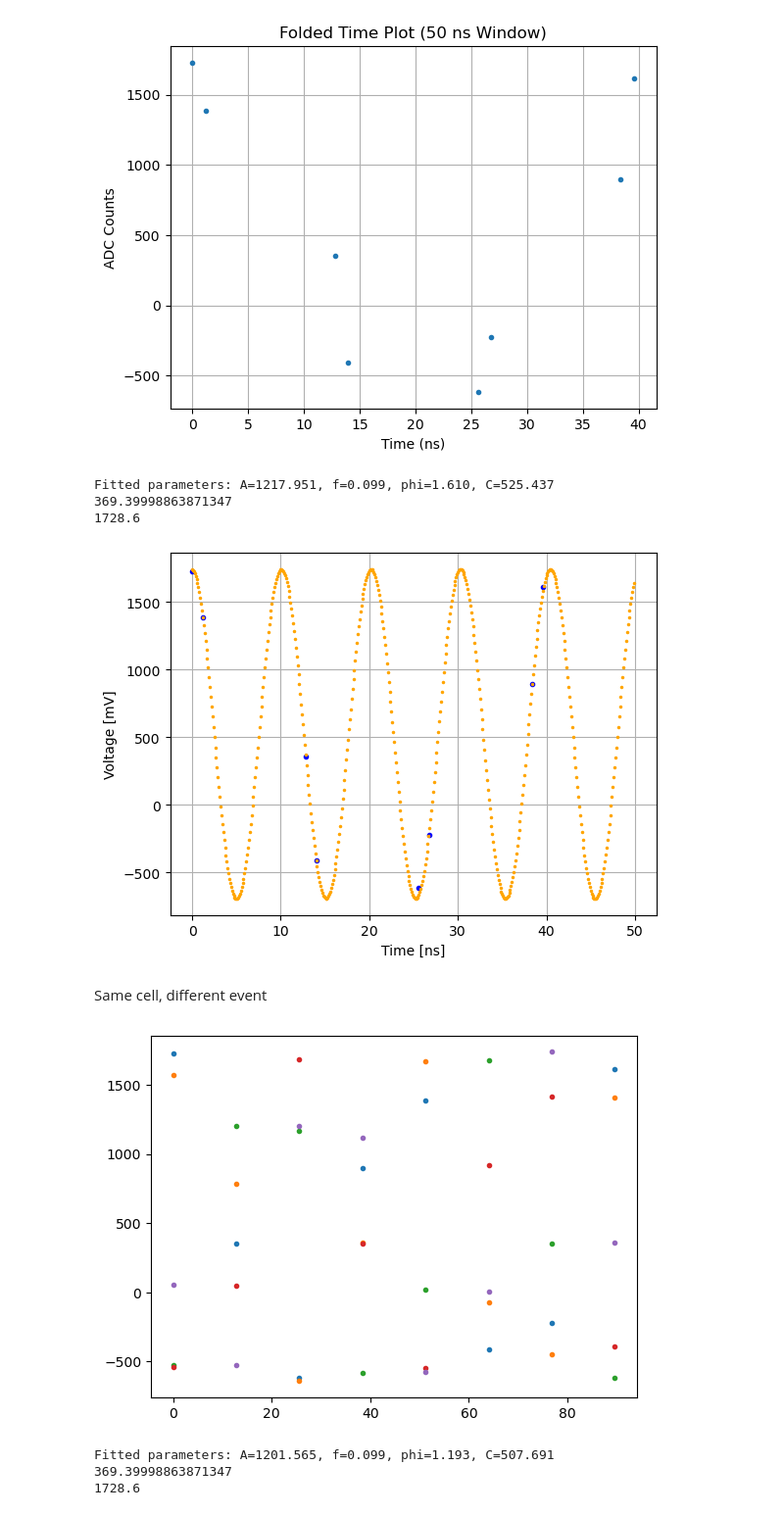
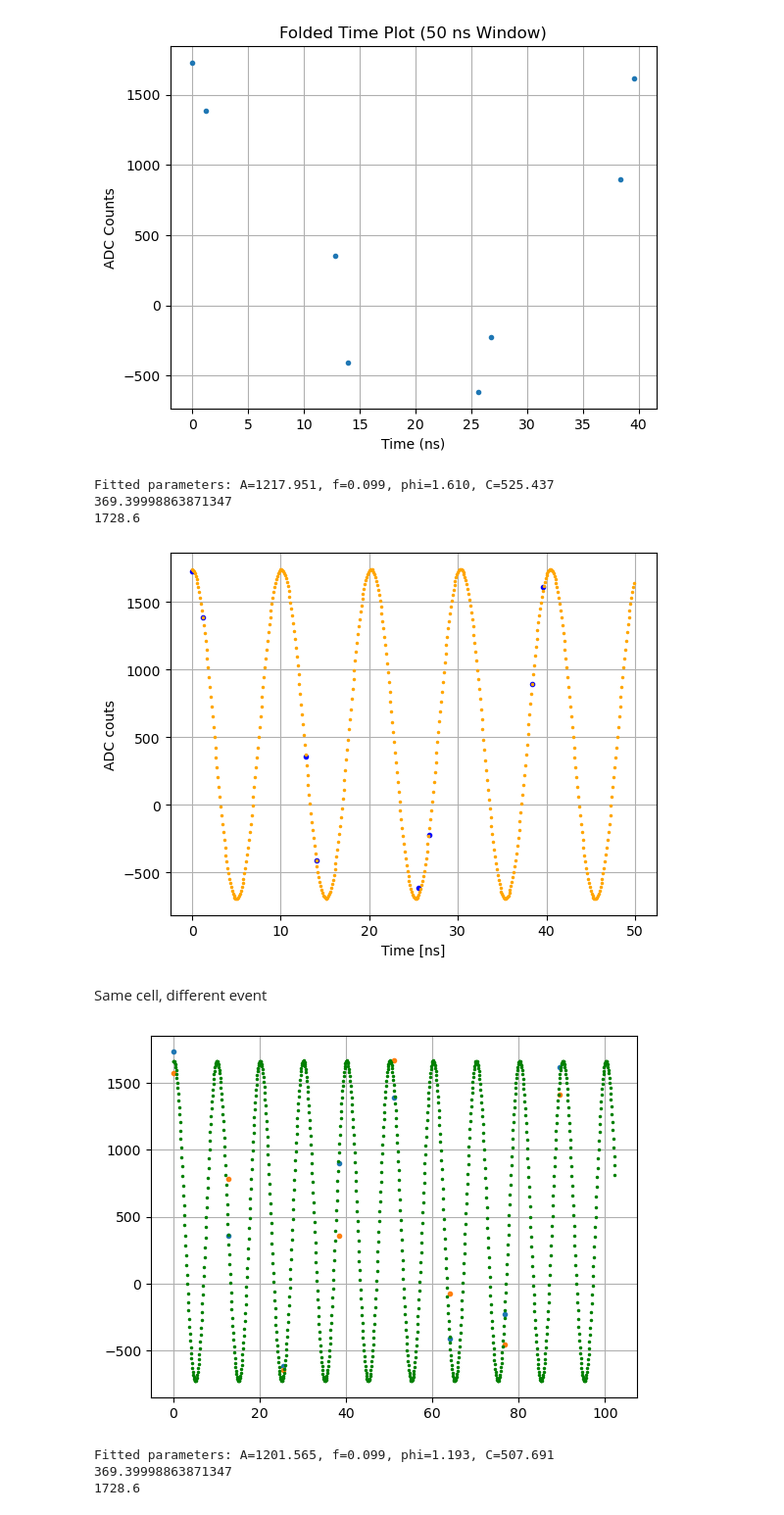
Before and after one commit to sigarnero/GasPM, a Jupyter notebook: NALU_calibration/Nalu_SingleCell.ipynb, the cells around one changed output. Shown at 98% size. Saved outputs shown, nothing was run; the diff lists cells and outputs as text; code cells hidden in the pictures.

```diff
--- a/NALU_calibration/Nalu_SingleCell.ipynb
+++ b/NALU_calibration/Nalu_SingleCell.ipynb
@@ -150,7 +150,7 @@ print(f"Fitted parameters: A={A_fit1:.3f}, f={f_fit1:.3f}, phi={phi_fit1:.3f}, C
 plt.plot(time_0_folded, cell_data[1][event_indices[0]*8:event_indices[0]*8+8],'.', color='blue', label="Data")
 plt.plot(time[:500], sinewave(time[:500], *p1),'.',markersize=3,color = 'orange', label="Fit")
 plt.xlabel("Time [ns]")
-plt.ylabel("Voltage [mV]");
+plt.ylabel("ADC couts");
 plt.grid()
 
 print(sinewave(time_0_folded,*p1)[1])
@@ -159,14 +159,16 @@ print(cell_data[1][1280])
 Fitted parameters: A=1217.951, f=0.099, phi=1.610, C=525.437
 369.39998863871347
 1728.6
-[figure, old version]
+[figure, new version]
 # %% [markdown]
 Same cell, different event
 # %%
-for ev in range(5):
+for ev in range(2):
     plt.plot(time_0, cell_data[1][event_indices[ev]*8:event_indices[ev]*8+8],'.')
+plt.plot(time, sinewave(time, *p),'.',markersize=3,color = 'green', label="Fit")
+plt.grid()
 # %% [output]
-[figure, old version]
+[figure, new version]
 # %%
 p2, _ = curve_fit(sinewave, time_0_folded, cell_data[1][event_indices[1]*8:event_indices[1]*8+8], p0=[2500, 0.1, 0, 0])
 
```
Also changed, not shown: parts of 1 cell of this notebook, 1 other file.
